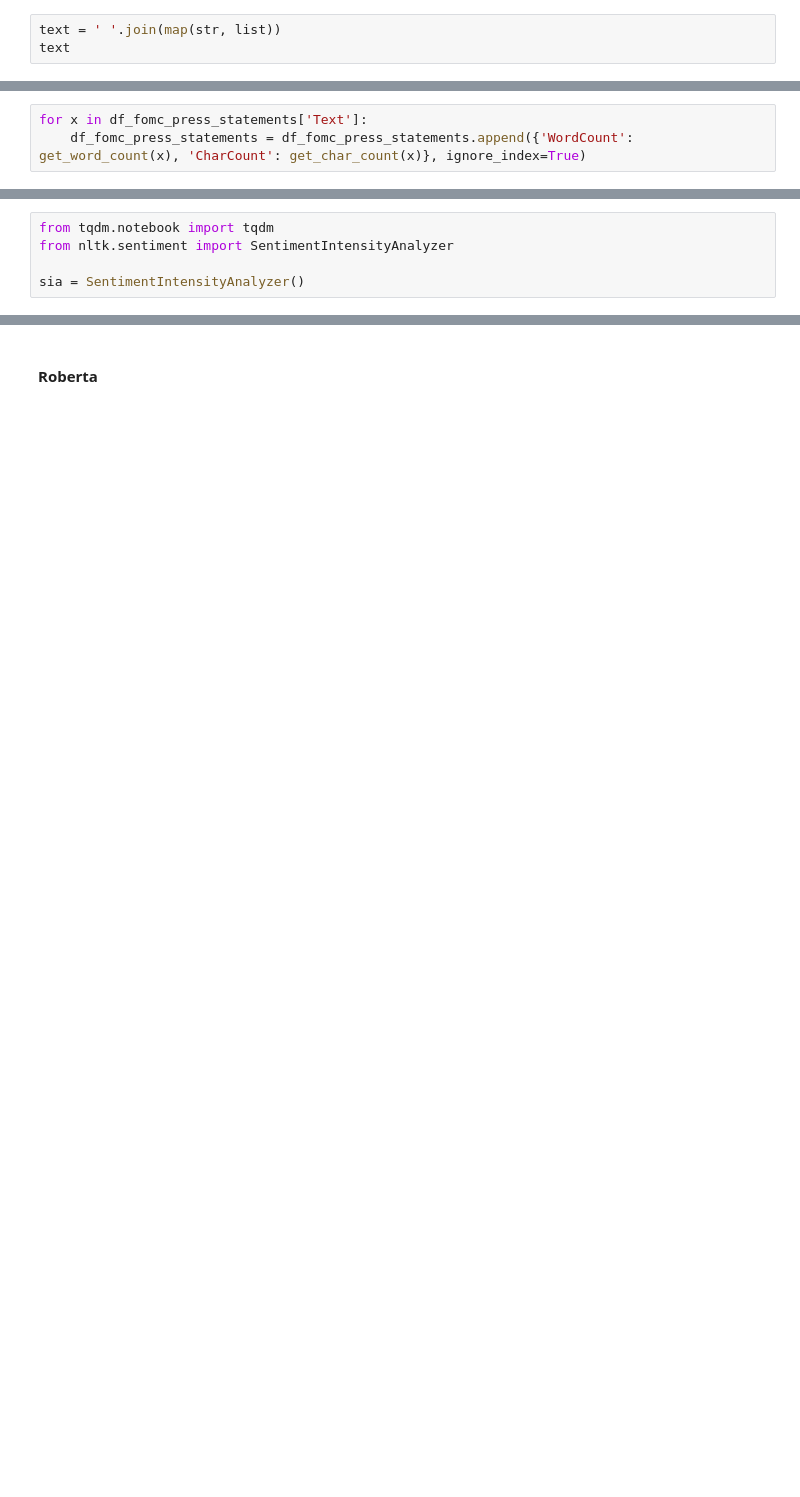
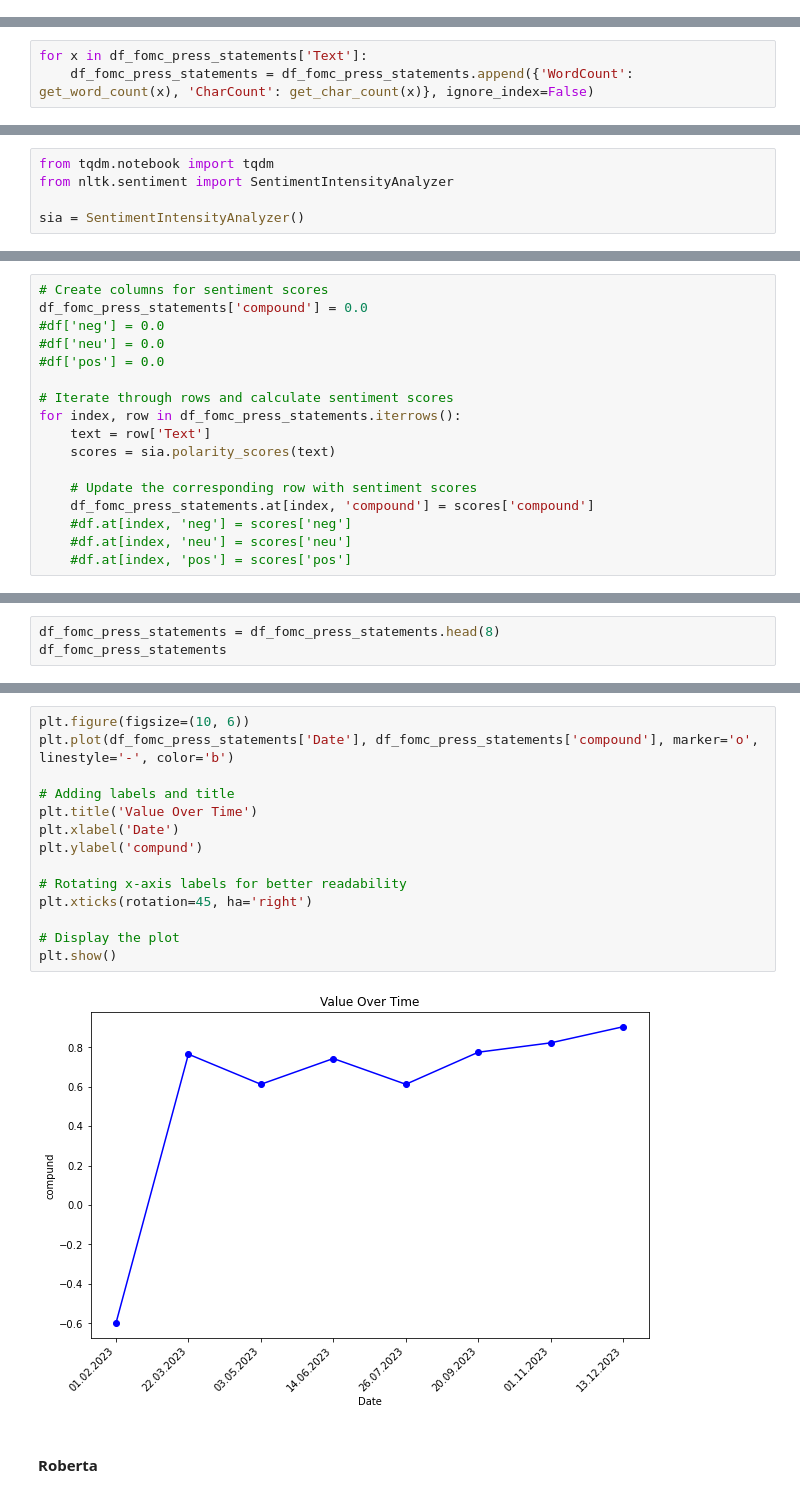
Before and after one commit to timtheuz/ICBIRDIRM, a Jupyter notebook: main.ipynb, the cells around one changed output, grey strips where cells are left out. Saved outputs shown, nothing was run; the diff lists cells and outputs as text; blank space fills up the shorter version.

```diff
--- a/main.ipynb
+++ b/main.ipynb
@@ -187,3 +149,0 @@ len(list)
-# %%
-text = ' '.join(map(str, list))
-text
@@ -246,6 +283,6 @@ df_fomc_press_statements.head()
 # %%
 for x in df_fomc_press_statements['Text']:
-    df_fomc_press_statements = df_fomc_press_statements.append({'WordCount': get_word_count(x), 'CharCount': get_char_count(x)}, ignore_index=True)
+    df_fomc_press_statements = df_fomc_press_statements.append({'WordCount': get_word_count(x), 'CharCount': get_char_count(x)}, ignore_index=False)
 # %% [output]
 TypeError: Can only append a dict if ignore_index=True
 # %%
@@ -328,0 +360,17 @@ sia.polarity_scores(text_test)
+# %%
+# Create columns for sentiment scores
+df_fomc_press_statements['compound'] = 0.0
+#df['neg'] = 0.0
+#df['neu'] = 0.0
+#df['pos'] = 0.0
+
+# Iterate through rows and calculate sentiment scores
+for index, row in df_fomc_press_statements.iterrows():
+    text = row['Text']
+    scores = sia.polarity_scores(text)
+
+    # Update the corresponding row with sentiment scores
+    df_fomc_press_statements.at[index, 'compound'] = scores['compound']
+    #df.at[index, 'neg'] = scores['neg']
+    #df.at[index, 'neu'] = scores['neu']
+    #df.at[index, 'pos'] = scores['pos']
@@ -328,0 +379,3 @@ sia.polarity_scores(text_test)
+# %%
+df_fomc_press_statements = df_fomc_press_statements.head(8)
+df_fomc_press_statements
@@ -329,2 +392,18 @@ sia.polarity_scores(text_test)
+# %%
+plt.figure(figsize=(10, 6))
+plt.plot(df_fomc_press_statements['Date'], df_fomc_press_statements['compound'], marker='o', linestyle='-', color='b')
+
+# Adding labels and title
+plt.title('Value Over Time')
+plt.xlabel('Date')
+plt.ylabel('compund')
+
+# Rotating x-axis labels for better readability
+plt.xticks(rotation=45, ha='right')
+
+# Display the plot
+plt.show()
+# %% [output]
+[figure, added]
 # %% [markdown]
 #### Roberta
```
Also changed, not shown: parts of 26 cells of this notebook.
